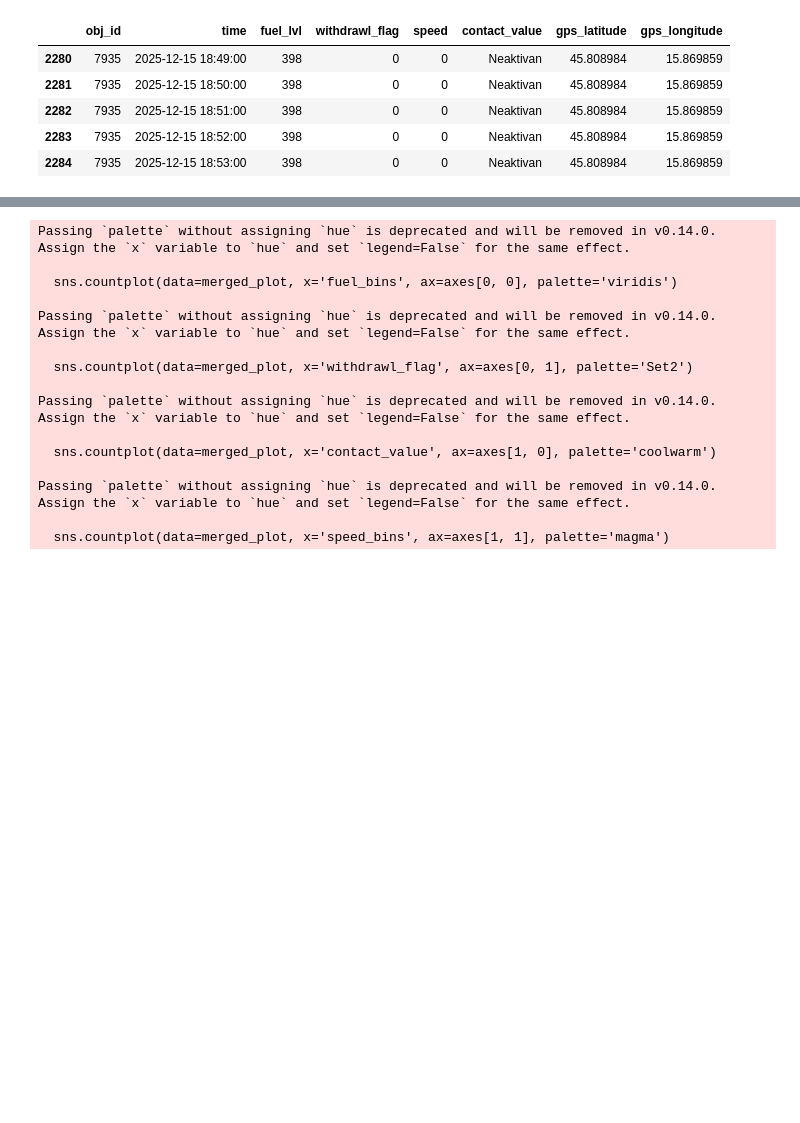
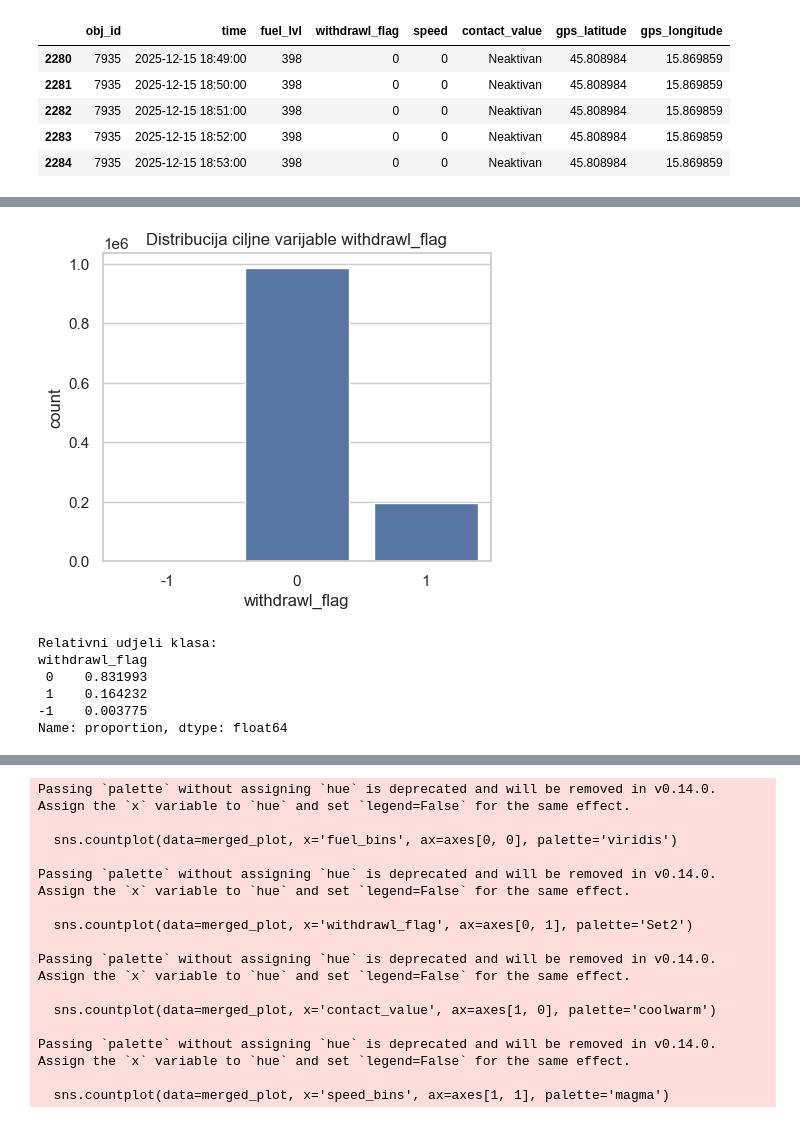
Before and after one commit to Djasek01/sick-fuel-event-detection, a Jupyter notebook: notebooks/Priprema_vizualuzacija_znacajki.ipynb, the cells around one changed output, grey strips where cells are left out. Saved outputs shown, nothing was run; the diff lists cells and outputs as text; code cells hidden in the pictures; blank space fills up the shorter version.

```diff
--- a/notebooks/01_Šalaj_Domgjonaj_Jasek.ipynb
+++ b/notebooks/Priprema_vizualuzacija_znacajki.ipynb
@@ -59,10 +79,21 @@ memory usage: 72.5+ MB
 # %%
 # Konverzija stupca 'time' u datetime format
-merged['time'] = pd.to_datetime(merged['time'])
+merged["time"] = pd.to_datetime(merged["time"], errors="coerce")
 
 # Konverzija koordinata: zamjena zareza točkom i pretvorba u float
-merged['gps_latitude'] = merged['gps_latitude'].str.replace(',', '.').astype(float)
-merged['gps_longitude'] = merged['gps_longitude'].str.replace(',', '.').astype(float)
+merged["gps_latitude"] = pd.to_numeric(
+    merged["gps_latitude"].astype(str).str.replace(",", ".", regex=False),
+    errors="coerce"
+)
+
+merged["gps_longitude"] = pd.to_numeric(
+    merged["gps_longitude"].astype(str).str.replace(",", ".", regex=False),
+    errors="coerce"
+)
+
+merged["fuel_lvl"] = pd.to_numeric(merged["fuel_lvl"], errors="coerce")
+merged["withdrawl_flag"] = pd.to_numeric(merged["withdrawl_flag"], errors="coerce")
+merged["speed"] = pd.to_numeric(merged["speed"], errors="coerce")
 
 # Provjera tipova podataka i prvih nekoliko redaka
 print(merged.dtypes)
@@ -114,3 +151,12 @@ display(merged[merged['contact_value'] == 'Neaktivan'].head())
 | 2282 | 7935 | 2025-12-15 18:51:00 | 398 | 0 | 0 | Neaktivan | 45.808984 | 15.869859 |
 | 2283 | 7935 | 2025-12-15 18:52:00 | 398 | 0 | 0 | Neaktivan | 45.808984 | 15.869859 |
 | 2284 | 7935 | 2025-12-15 18:53:00 | 398 | 0 | 0 | Neaktivan | 45.808984 | 15.869859 |
+# %%
+# Sortiranje po vozilu i vremenu
+merged = merged.sort_values(by=["obj_id", "time"])
+
+# Kreiranje prethodne razine goriva i promjene
+merged["fuel_lvl_prev"] = merged.groupby("obj_id")["fuel_lvl"].shift(1)
+merged["delta_fuel"] = merged["fuel_lvl"] - merged["fuel_lvl_prev"]
+
+merged[["obj_id", "time", "fuel_lvl", "fuel_lvl_prev", "delta_fuel"]].head(10)
@@ -116,0 +179,18 @@ display(merged[merged['contact_value'] == 'Neaktivan'].head())
+# %%
+target_col = "withdrawl_flag"
+
+plt.figure(figsize=(5,4))
+sns.countplot(x=target_col, data=merged)
+plt.title("Distribucija ciljne varijable withdrawl_flag")
+plt.show()
+
+print("Relativni udjeli klasa:")
+print(merged[target_col].value_counts(normalize=True))
+# %% [output]
+[figure, added]
+Relativni udjeli klasa:
+withdrawl_flag
+ 0    0.831993
+ 1    0.164232
+-1    0.003775
+Name: proportion, dtype: float64
```
Also changed, not shown: parts of 15 cells of this notebook, 1 other file.
